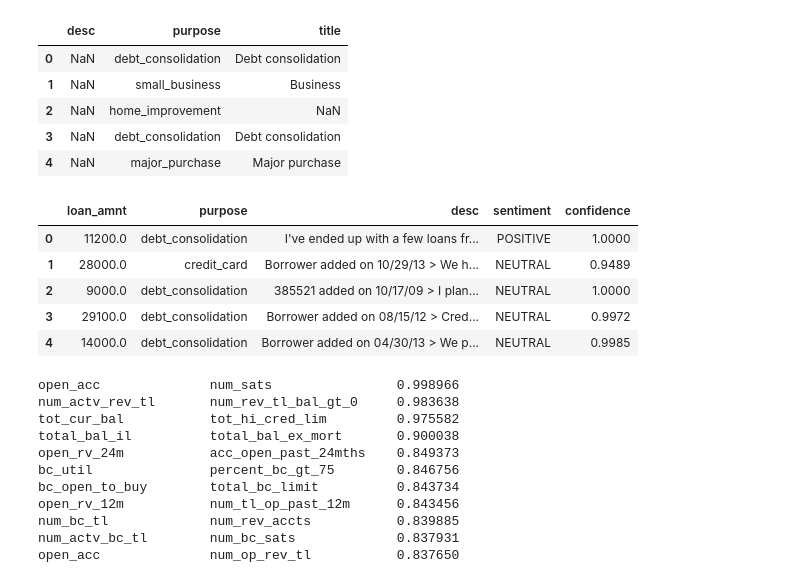
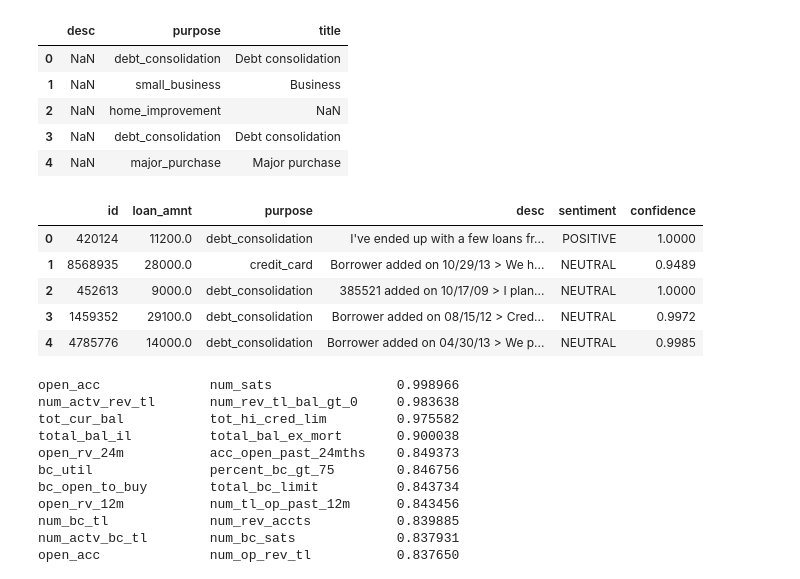
Before and after one commit to ac1457/mscdissertation_2024, a Jupyter notebook: prototype.ipynb, the cells around one changed output. Saved outputs shown, nothing was run; the diff lists cells and outputs as text; code cells hidden in the pictures.

```diff
--- a/prototype.ipynb
+++ b/prototype.ipynb
@@ -291,3 +311,6 @@ df.drop(columns=['initial_list_status', 'grade',
+# %%
+import pandas as pd
+original_df = pd.read_csv("/Users/aadhirachavan/.cache/kagglehub/datasets/wordsforthewise/lending-club/versions/3/accepted_2007_to_2018q4.csv/accepted_2007_to_2018Q4.csv")  # or your full original CSV
 # %%
 
 import re
@@ -360,33 +384,34 @@ def analyze_sentiment_long_text(text: str, max_tokens: int = 512) -> tuple[str,
     return majority.upper(), round(avg_conf, 4)
 # %%
 # Sample only a few rows for speed
-sample_df = df[~df["desc"].isna()].sample(n=10000, random_state=42).copy()
+sample_df = original_df[~original_df["desc"].isna()].sample(n=1000, random_state=42).copy()
 
 # Apply sentiment analysis
 results = []
 for _, row in tqdm(sample_df.iterrows(), total=len(sample_df), desc="Analyzing loan descriptions"):
     sentiment, confidence = analyze_sentiment_long_text(row["desc"])
     results.append({
+        'id': row.get("id"),
         "loan_amnt": row.get("loan_amnt"),
         "purpose": row.get("purpose"),
         "desc": row.get("desc"),
         "sentiment": sentiment,
         "confidence": confidence
     })
 
 # Convert to DataFrame
 results_df = pd.DataFrame(results)
 
 # Save or view results
 results_df.to_csv("loan_sentiment_results.csv", index=False)
 results_df.head()
 # %% [output]
-|  | loan_amnt | purpose | desc | sentiment | confidence |
-| 0 | 11200.0 | debt_consolidation | I've ended up with a few loans fr... | POSITIVE | 1.0000 |
-| 1 | 28000.0 | credit_card | Borrower added on 10/29/13 > We h... | NEUTRAL | 0.9489 |
-| 2 | 9000.0 | debt_consolidation | 385521 added on 10/17/09 > I plan... | NEUTRAL | 1.0000 |
-| 3 | 29100.0 | debt_consolidation | Borrower added on 08/15/12 > Cred... | NEUTRAL | 0.9972 |
-| 4 | 14000.0 | debt_consolidation | Borrower added on 04/30/13 > We p... | NEUTRAL | 0.9985 |
+|  | id | loan_amnt | purpose | desc | sentiment | confidence |
+| 0 | 420124 | 11200.0 | debt_consolidation | I've ended up with a few loans fr... | POSITIVE | 1.0000 |
+| 1 | 8568935 | 28000.0 | credit_card | Borrower added on 10/29/13 > We h... | NEUTRAL | 0.9489 |
+| 2 | 452613 | 9000.0 | debt_consolidation | 385521 added on 10/17/09 > I plan... | NEUTRAL | 1.0000 |
+| 3 | 1459352 | 29100.0 | debt_consolidation | Borrower added on 08/15/12 > Cred... | NEUTRAL | 0.9972 |
+| 4 | 4785776 | 14000.0 | debt_consolidation | Borrower added on 04/30/13 > We p... | NEUTRAL | 0.9985 |
 # %%
 import logging
 from typing import Tuple
```
Also changed, not shown: parts of 67 cells of this notebook.
